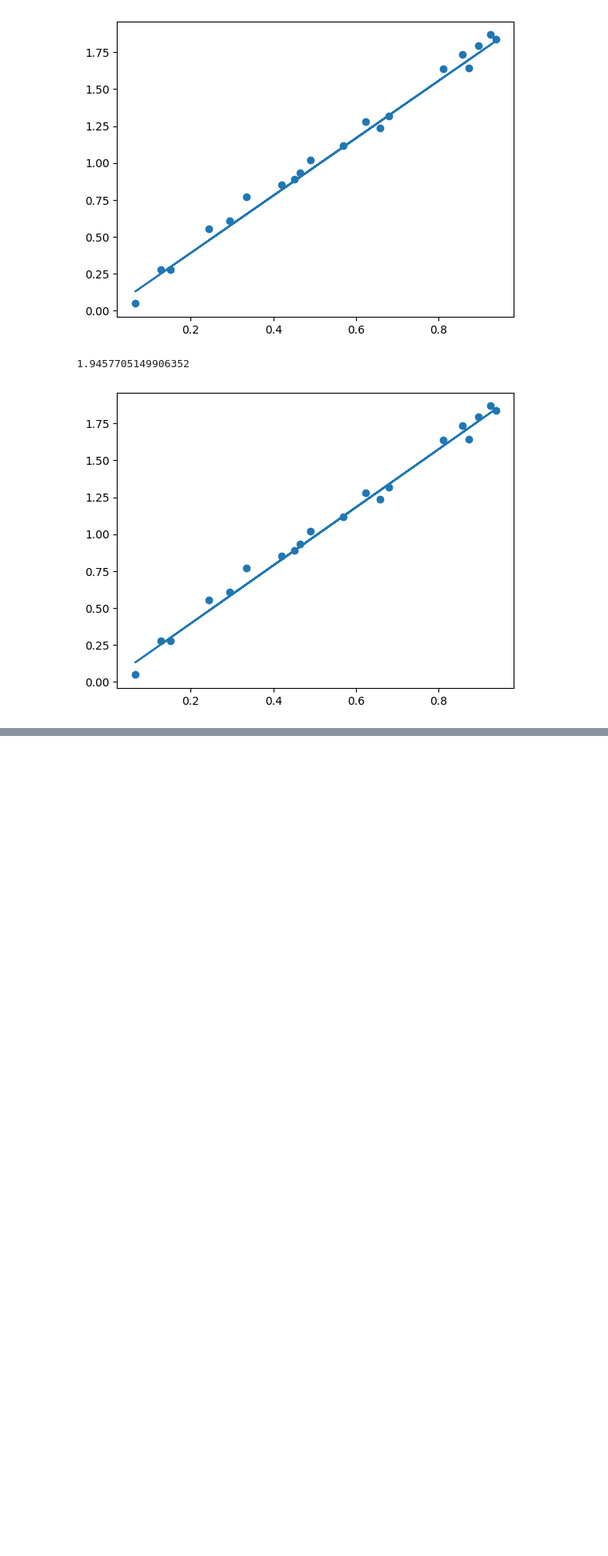
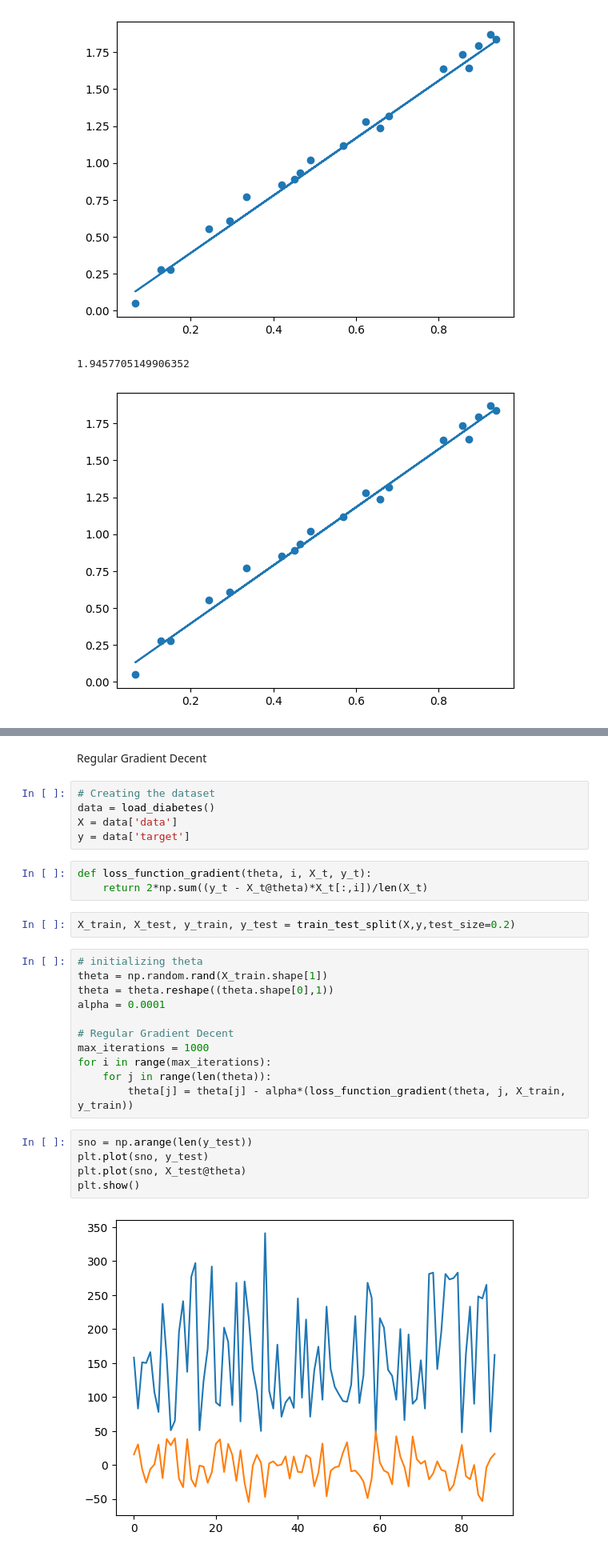
Before and after one commit to Nimitt-nim/MachineLearning, a Jupyter notebook: GradientDecent.ipynb, the cells around one changed output, grey strips where cells are left out. Shown at 80% size. Saved outputs shown, nothing was run; the diff lists cells and outputs as text; blank space fills up the shorter version.

Commit message:
gradientDecent

```diff
--- a/GradientDecent.ipynb
+++ b/GradientDecent.ipynb
@@ -56,0 +58,30 @@ We can see the performance of the model improves as we use gradient decent to tr
+# %% [markdown]
+Regular Gradient Decent
+# %%
+# Creating the dataset
+data = load_diabetes()
+X = data['data']
+y = data['target']
+# %%
+def loss_function_gradient(theta, i, X_t, y_t):
+    return 2*np.sum((y_t - X_t@theta)*X_t[:,i])/len(X_t)
+# %%
+X_train, X_test, y_train, y_test = train_test_split(X,y,test_size=0.2)
+# %%
+# initializing theta
+theta = np.random.rand(X_train.shape[1])
+theta = theta.reshape((theta.shape[0],1))
+alpha = 0.0001
+
+# Regular Gradient Decent
+max_iterations = 1000
+for i in range(max_iterations):
+    for j in range(len(theta)):
+        theta[j] = theta[j] - alpha*(loss_function_gradient(theta, j, X_train, y_train))
+# %%
+sno = np.arange(len(y_test))
+plt.plot(sno, y_test)
+plt.plot(sno, X_test@theta)
+plt.show()
+# %% [output]
+[figure, added]
```
Also changed, not shown: parts of 3 cells of this notebook.
